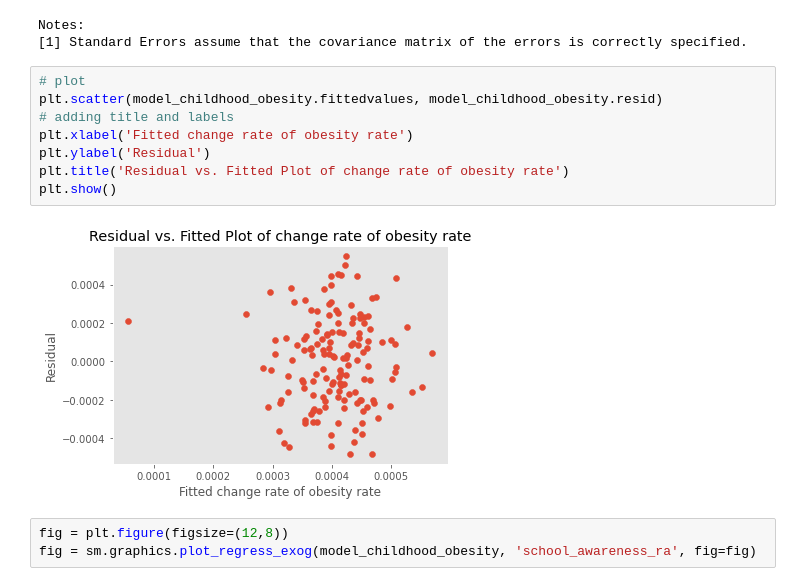
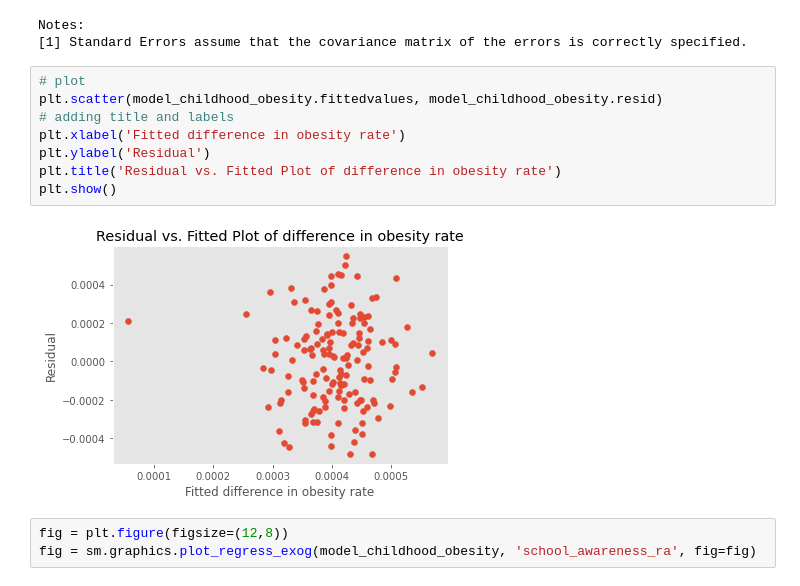
Before and after one commit to Jessiessll/QM, a Jupyter notebook: code (1).ipynb, the cells around one changed output. Saved outputs shown, nothing was run; the diff lists cells and outputs as text.

```diff
--- a/code (1).ipynb
+++ b/code (1).ipynb
@@ -199,13 +199,13 @@ Notes:
 # %%
 # plot
 plt.scatter(model_childhood_obesity.fittedvalues, model_childhood_obesity.resid)
 # adding title and labels
-plt.xlabel('Fitted change rate of obesity rate')
+plt.xlabel('Fitted difference in obesity rate')
 plt.ylabel('Residual')
-plt.title('Residual vs. Fitted Plot of change rate of obesity rate')
+plt.title('Residual vs. Fitted Plot of difference in obesity rate')
 plt.show()
 # %% [output]
-[figure, old version]
+[figure, new version]
 # %%
 fig = plt.figure(figsize=(12,8))
 fig = sm.graphics.plot_regress_exog(model_childhood_obesity, 'school_awareness_ra', fig=fig)
```
